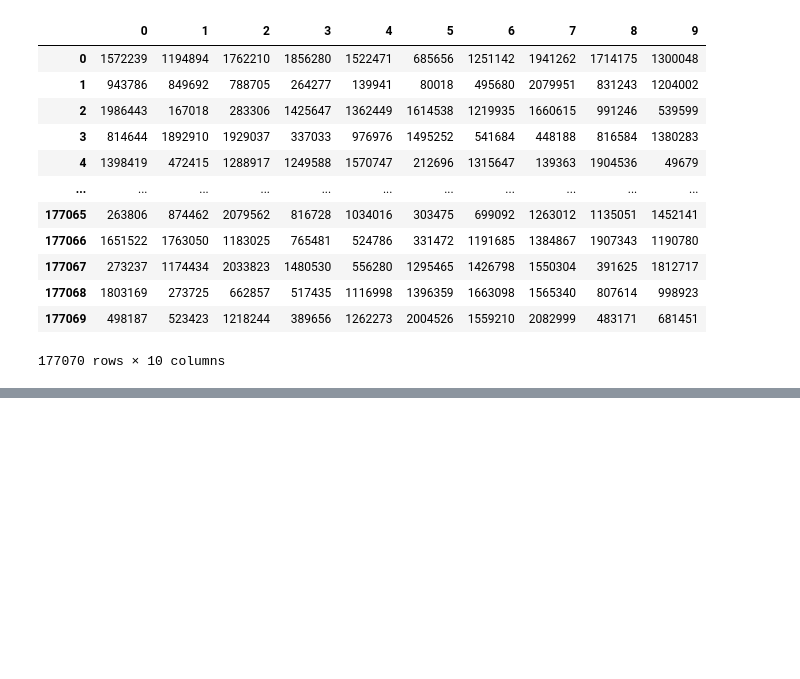
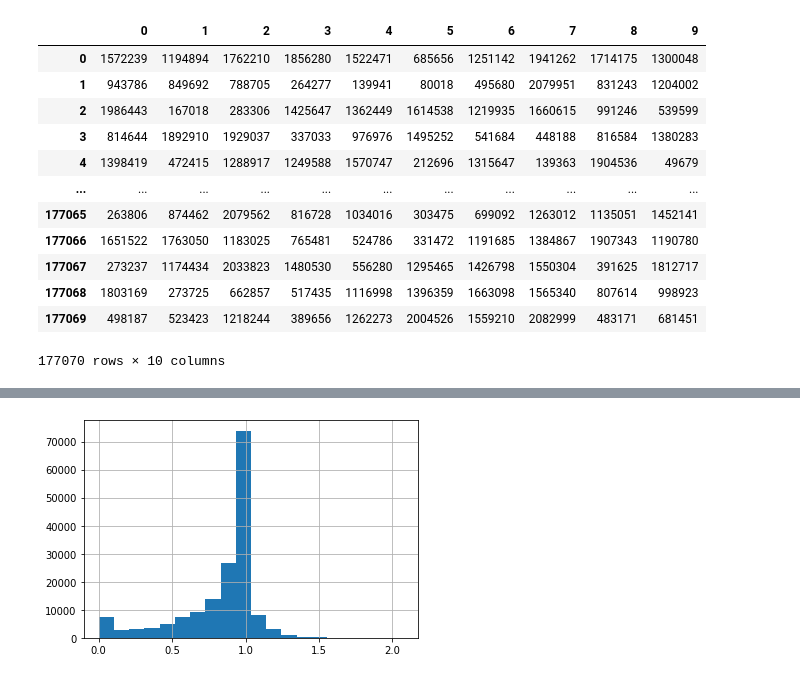
Before and after one commit to hitoshinagano/MercadoLibre_2020, a Jupyter notebook: notebooks/blender_implicit_with_search.ipynb, the cells around one changed output, grey strips where cells are left out. Saved outputs shown, nothing was run; the diff lists cells and outputs as text; code cells hidden in the pictures; blank space fills up the shorter version.

```diff
--- a/notebooks/blender_implicit_with_search.ipynb
+++ b/notebooks/blender_implicit_with_search.ipynb
@@ -462,0 +494,11 @@ pred_9_implicit_with_zeroview_search.to_csv(pred_9_fp, header = None, index = No
+# %%
+pt_pred_10_fn = 'pt' + '_for_pred_10_implicit_gcp.csv'
+pt_pred_10_fp = os.path.join(reports_dir, pt_pred_10_fn)
+pt_pred_10 = pd.read_csv(pt_pred_10_fp, index_col = 0)
+
+es_pred_10_fn = 'es' + '_for_pred_10_implicit_gcp.csv'
+es_pred_10_fp = os.path.join(reports_dir, es_pred_10_fn)
+es_pred_10 = pd.read_csv(es_pred_10_fp, index_col = 0)
+# %%
+pt_pred_10['origin'] = 'pt'
+es_pred_10['origin'] = 'es'
@@ -462,0 +514,2 @@ pred_9_implicit_with_zeroview_search.to_csv(pred_9_fp, header = None, index = No
+# %%
+pred_10_implicit = pd.concat([pt_pred_10, es_pred_10])
@@ -462,0 +532,4 @@ pred_9_implicit_with_zeroview_search.to_csv(pred_9_fp, header = None, index = No
+# %%
+pred_10_implicit.top_score.hist(bins = 20);
+# %% [output]
+[figure, added]
```
Also changed, not shown: parts of 64 cells of this notebook, 8 other files.
